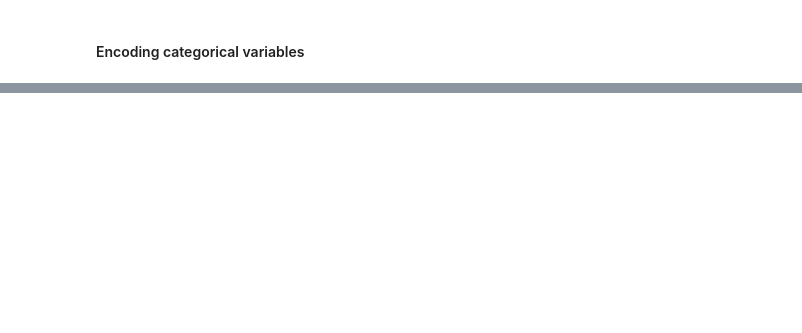
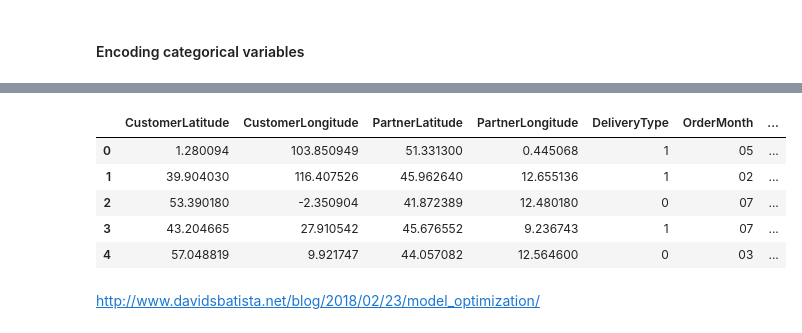
Before and after one commit to pereiralabs/publiclab, a Jupyter notebook: projects/edd-case-study_fraud/Exploratory_Data_Analysis.ipynb, the cells around one changed output, grey strips where cells are left out. Cells and saved outputs as stored; diff of their text form; code cells hidden in the pictures; blank space fills up the shorter version.

```diff
--- a/projects/edd-case-study_fraud/Exploratory_Data_Analysis.ipynb
+++ b/projects/edd-case-study_fraud/Exploratory_Data_Analysis.ipynb
@@ -338,0 +376,22 @@ mf.head()
+# %%
+# Creating the dataframe
+modelDf = df.copy()
+# %%
+# Applying feature engineering transformations
+modelDf = dropUnused(modelDf)
+modelDf = dropNulls(modelDf)
+modelDf = calcDist(modelDf)
+modelDf = prepareEncoding(modelDf)
+modelDf = getMonth(modelDf)
+modelDf = encodeCategories(modelDf)
+modelDf = dropUsed(modelDf)
+# %%
+# Verifying changes
+modelDf.head()
+# %% [output]
+|  | CustomerLatitude | CustomerLongitude | PartnerLatitude | PartnerLongitude | DeliveryType | OrderMonth | ... |
+| 0 | 1.280094 | 103.850949 | 51.331300 | 0.445068 | 1 | 05 | ... |
+| 1 | 39.904030 | 116.407526 | 45.962640 | 12.655136 | 1 | 02 | ... |
+| 2 | 53.390180 | -2.350904 | 41.872389 | 12.480180 | 0 | 07 | ... |
+| 3 | 43.204665 | 27.910542 | 45.676552 | 9.236743 | 1 | 07 | ... |
+| 4 | 57.048819 | 9.921747 | 44.057082 | 12.564600 | 0 | 03 | ... |
@@ -338,0 +409,2 @@ mf.head()
+# %% [markdown]
+http://www.davidsbatista.net/blog/2018/02/23/model_optimization/
```
Also changed, not shown: parts of 13 cells of this notebook.
